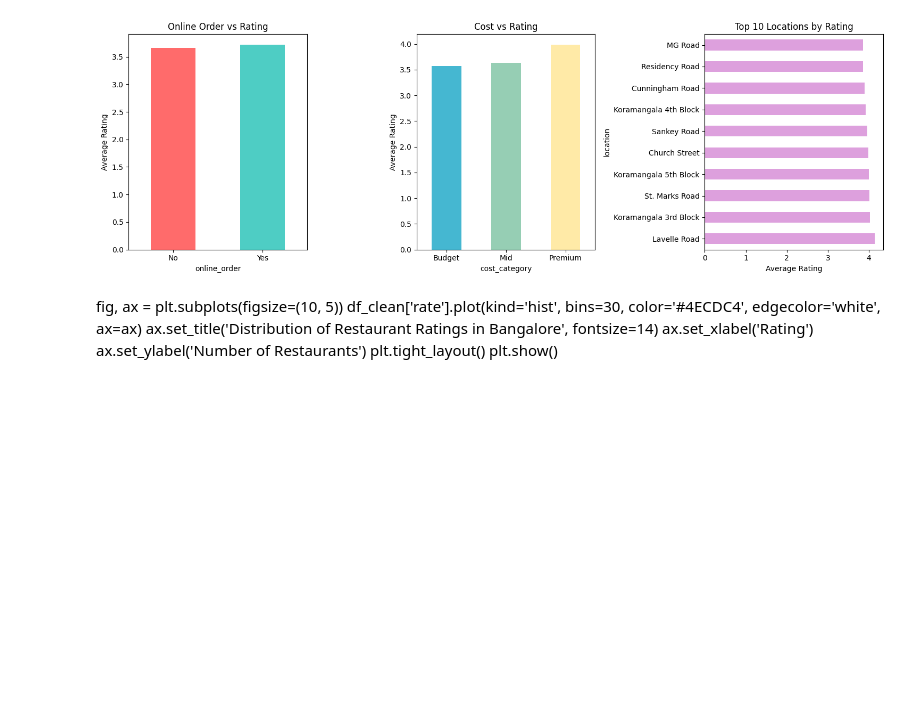
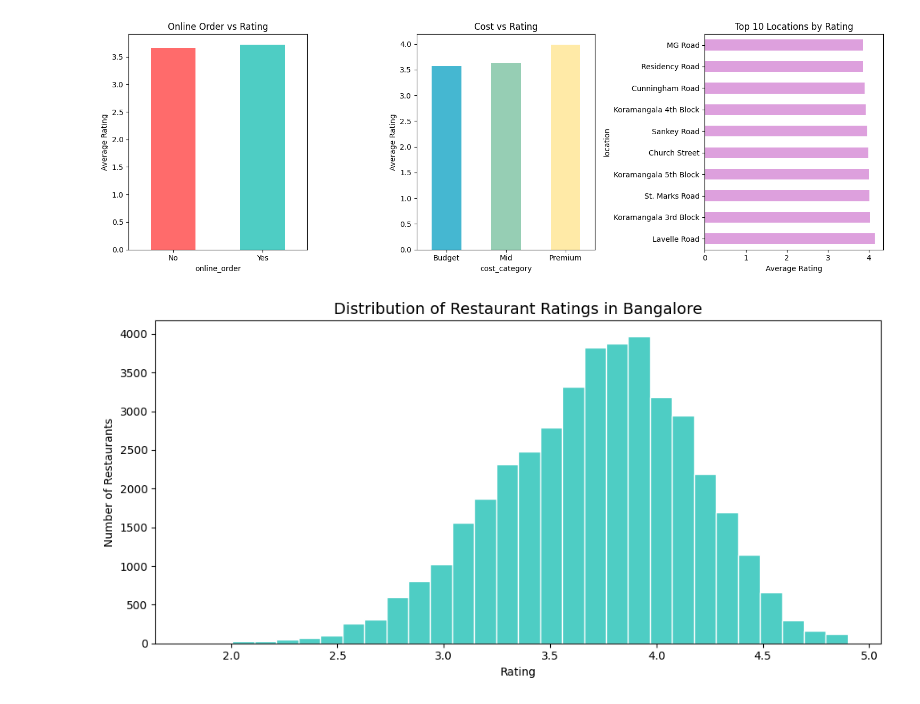
Before and after one commit to 01vi/zomato-bangalore-analysis, a Jupyter notebook: zomato-bangalore-what-makes-a-restaurant-great.ipynb, the cells around one changed output. Saved outputs shown, nothing was run; the diff lists cells and outputs as text; code cells hidden in the pictures; blank space fills up the shorter version.

Commit message:
Kaggle Notebook | Zomato Bangalore - What Makes a Restaurant Great? | Version 6

```diff
--- a/zomato-bangalore-what-makes-a-restaurant-great.ipynb
+++ b/zomato-bangalore-what-makes-a-restaurant-great.ipynb
@@ -190,11 +190,13 @@ plt.tight_layout()
 plt.show()
 # %% [output]
 [figure]
-# %% [markdown]
-fig, ax = plt.subplots(figsize=(10, 5))
-df_clean['rate'].plot(kind='hist', bins=30, color='#4ECDC4', edgecolor='white', ax=ax)
-ax.set_title('Distribution of Restaurant Ratings in Bangalore', fontsize=14)
-ax.set_xlabel('Rating')
-ax.set_ylabel('Number of Restaurants')
-plt.tight_layout()
-plt.show()
+# %%
+fig, ax = plt.subplots(figsize=(10, 5))
+df_clean['rate'].dropna().plot(kind='hist', bins=30, color='#4ECDC4', edgecolor='white', ax=ax)
+ax.set_title('Distribution of Restaurant Ratings in Bangalore', fontsize=14)
+ax.set_xlabel('Rating')
+ax.set_ylabel('Number of Restaurants')
+plt.tight_layout()
+plt.show()
+# %% [output]
+[figure, added]
```
